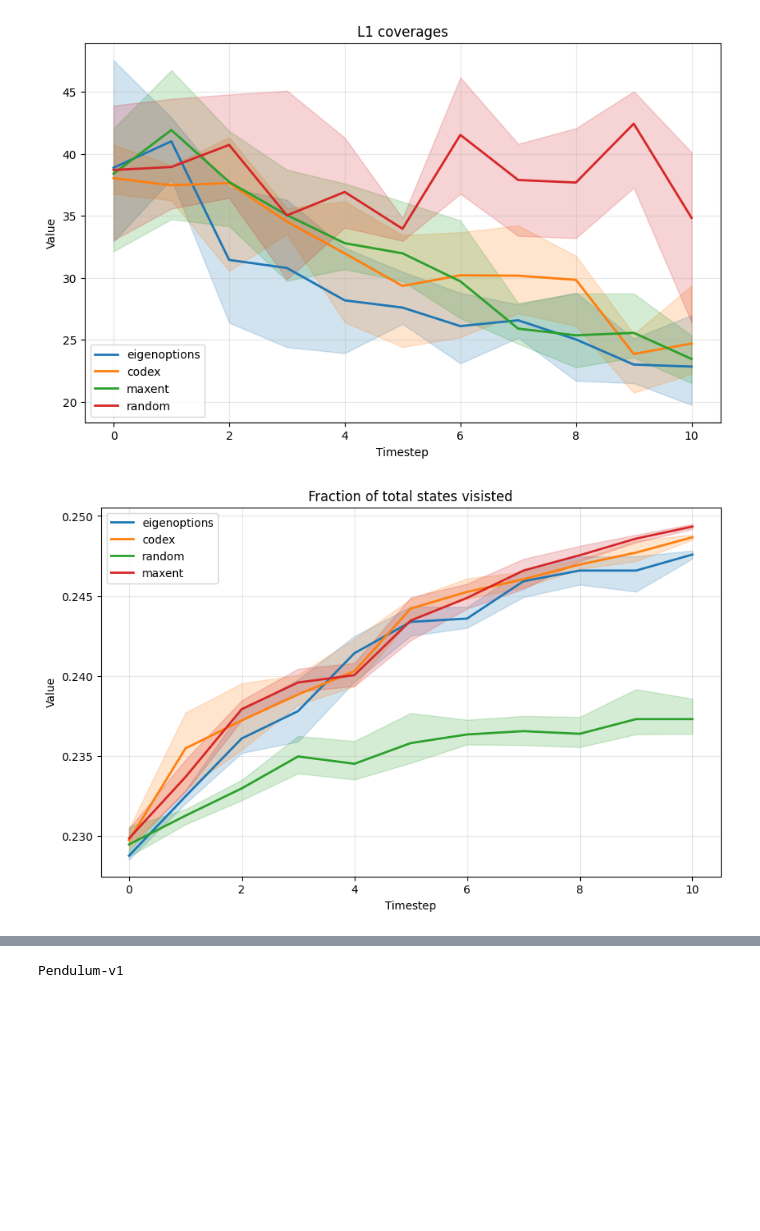
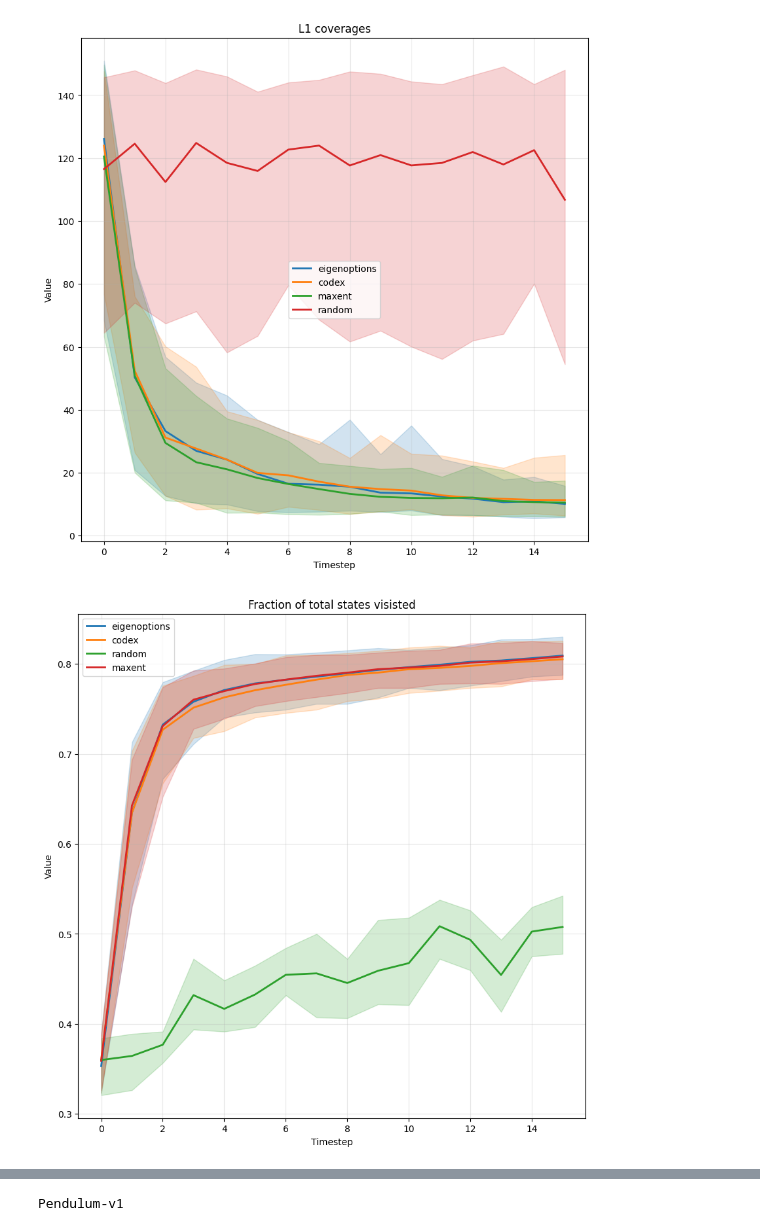
Before and after one commit to aaronma1/l1-cov, a Jupyter notebook: analysis.ipynb, the cells around one changed output, grey strips where cells are left out. Cells and saved outputs as stored; diff of their text form; code cells hidden in the pictures; blank space fills up the shorter version.

Commit message:
kwargs + remove plot in runner

```diff
--- a/analysis.ipynb
+++ b/analysis.ipynb
@@ -15,7 +15,8 @@ def read_pickle(save_name):
     with open(save_name, "rb") as f:
         return pickle.load(f)
 
-EXP_DIR="out/pendulum2"
+EXP_DIR="results/Mountaincar-Easy"
+
 params = read_pickle(os.path.join(EXP_DIR, "params.pkl"))
 
 
@@ -59,7 +60,8 @@ def plot_competing(*datasets, labels=None, colors=None, title="Comparison of Ser
         colors (list): List of color codes. If None, uses default cycle.
         title (str): Plot title.
     """
-    plt.figure(figsize=(10, 6))
+    plt.figure(figsize=(10, 10))
+    # plt.yscale("log")
 
     # Create default labels if none provided
     if labels is None:
@@ -99,32 +101,35 @@ def plot_competing(*datasets, labels=None, colors=None, title="Comparison of Ser
             lower,
             upper,
             color=colors[i],
             alpha=0.2  # Low alpha for transparency
         )
         # for j in range(n):
         #     plt.plot(timesteps, data[j], color=colors[i], linewidth=1, alpha=0.2)
 
     plt.xlabel("Timestep")
     plt.ylabel("Value")
     plt.title(title)
     plt.legend()
     plt.grid(True, alpha=0.3)
     plt.show()
 
 
 plot_competing(l1_eig,  l1_cov, l1_maxent, l1_random, labels=["eigenoptions", "codex", "maxent", "random"], title="L1 coverages" )
 # plot_competing(stats_eig["visited_sa_ratio"], labels=["eigenoptions", "codex", "random", "maxent"], title="L1 coverages" )
 
 stats = [stats_eig, stats_cov, stats_random, stats_maxent]
 usv_eig, usv_cov, usv_random, usv_maxent = (i["visited_sa_ratio"] for i in stats)
 ent_eig, ent_cov, ent_random, ent_maxent = (i["p_s_entropy"] for i in stats)
 
 
 plot_competing(usv_eig, usv_cov, usv_random, usv_maxent, labels=["eigenoptions", "codex", "random", "maxent"], title="Fraction of total states visisted")
 plot_competing(ent_eig, ent_cov, ent_random, ent_maxent, labels=["eigenoptions", "codex", "random", "maxent"], title="State probability fucntion Entropy")
 
+
+
 # usv_eig, usv_cov, usv_random, usv_maxent = (i["p_sa_entropy"] for i in stats)
 # plot_competing(usv_eig, usv_cov, usv_random, usv_maxent, labels=["eigenoptions", "codex", "random", "maxent"], title="State-Action Density Entropy")
+plot_competing(l1_eig, l1_cov, labels=["eigenoptions", "codex", "random", "maxent"], title="Fraction of total states visisted")
 # %% [output]
-[figure, old version]
+[figure, new version]
-[figure, old version]
+[figure, new version]
```
Also changed, not shown: parts of 4 cells of this notebook, 3 other files.
